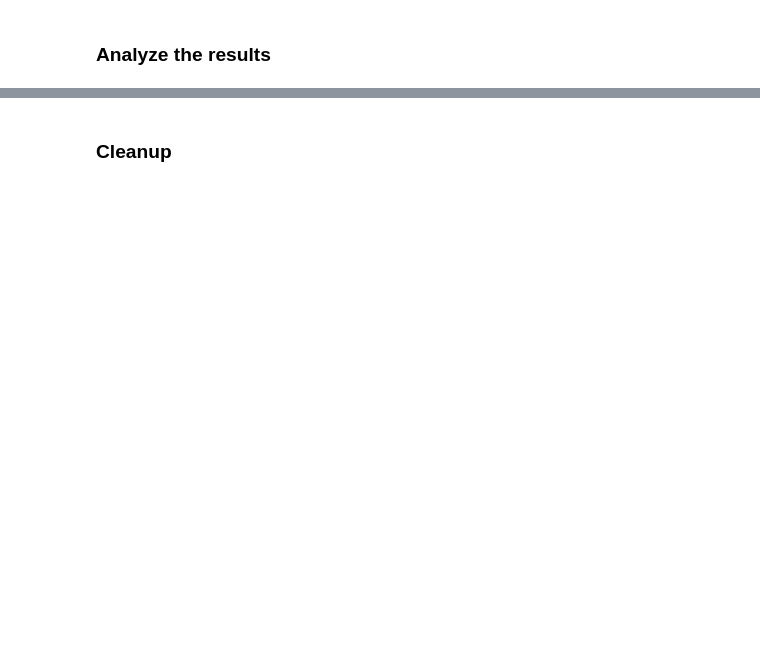
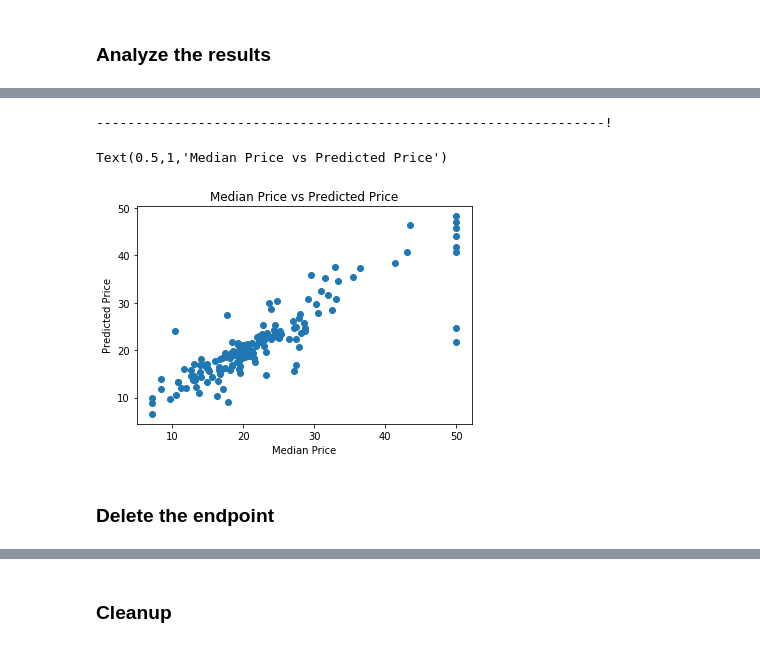
Before and after one commit to ajuljulian/machine-learning-a-z, a Jupyter notebook: misc/aws-sagemaker/sagemaker-xgboost-boston-housing.ipynb, the cells around one changed output, grey strips where cells are left out. Saved outputs shown, nothing was run; the diff lists cells and outputs as text; code cells hidden in the pictures; blank space fills up the shorter version.

Commit message:
deploy model to an endpoint, test, then delete endpoint.

```diff
--- a/misc/aws-sagemaker/sagemaker-xgboost-boston-housing.ipynb
+++ b/misc/aws-sagemaker/sagemaker-xgboost-boston-housing.ipynb
@@ -242,0 +259,40 @@ Text(0.5,1,'Median Price vs Predicted Price')
+# %%
+# Endpoint name should be unique
+endpoint_name = "sagemaker-xgboost-boston-endpoint-" + strftime("%Y-%m-%d-%H-%M-%S", gmtime())
+
+# Deploy the endpoint
+endpoint_info = session.sagemaker_client.create_endpoint(
+                    EndpointName = endpoint_name,
+                    EndpointConfigName = endpoint_config_name)
+# %%
+# Wait for deployment to finish
+endpoint_dec = session.wait_for_endpoint(endpoint_name)
+# %% [output]
+-----------------------------------------------------------------!
+# %%
+# Serialize the input data. We want to send the test data as a csv and
+# so we manually do this.
+payload = [[str(entry) for entry in row] for row in X_test.values]
+payload = '\n'.join([','.join(row) for row in payload])
+# %%
+# Use the sagemaker runtime client rather than the sagemaker client so that we can invoke
+# the endpoint that we created.
+response = session.sagemaker_runtime_client.invoke_endpoint(
+                                                EndpointName = endpoint_name,
+                                                ContentType = 'text/csv',
+                                                Body = payload)
+
+# Deserialize the result of our endpoint call.
+result = response['Body'].read().decode("utf-8")
+Y_pred = np.fromstring(result, sep=',')
+# %%
+# Perfect prediction would mean a straight line
+plt.scatter(Y_test, Y_pred)
+plt.xlabel("Median Price")
+plt.ylabel("Predicted Price")
+plt.title("Median Price vs Predicted Price")
+# %% [output]
+Text(0.5,1,'Median Price vs Predicted Price')
+[figure, added]
+# %% [markdown]
+### Delete the endpoint
```
Also changed, not shown: parts of 7 cells of this notebook.
